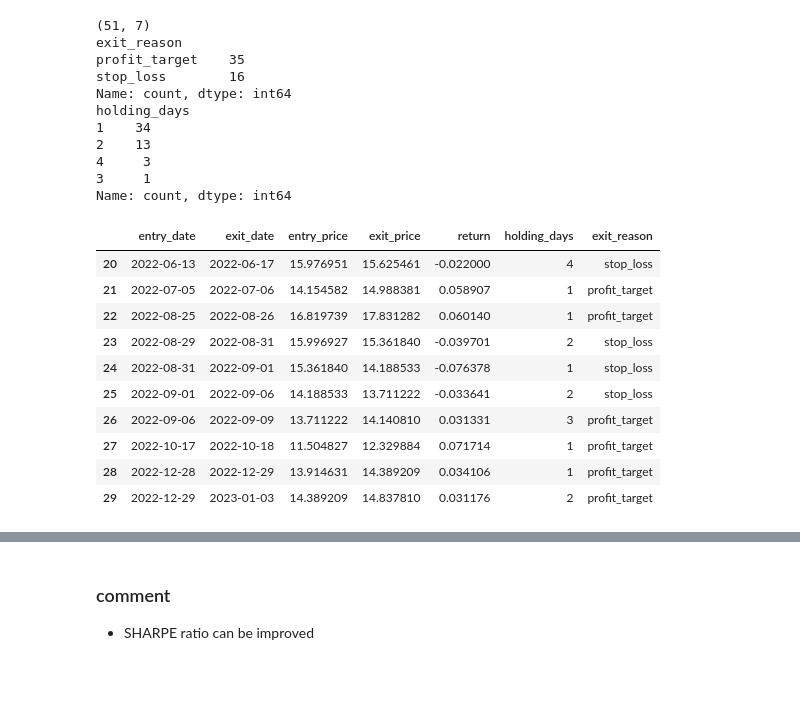
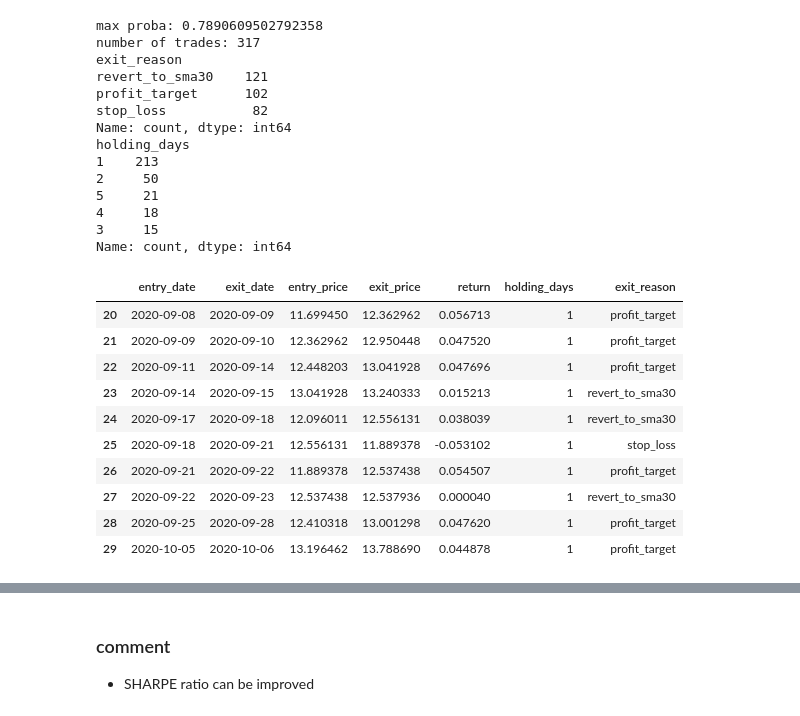
Before and after one commit to Stevey8/moneymoney, a Jupyter notebook: bb-rsi-nvda.ipynb, the cells around one changed output, grey strips where cells are left out. Drawn from its saved outputs; the diff is of its cells as text; code cells hidden in the pictures; blank space fills up the shorter version.

Commit message:
nvda-v2 model reaching 82% win rate 62% cagr and 3.3 sharpe! should double check against overfitting and data leakage

```diff
--- a/bb-rsi-nvda.ipynb
+++ b/bb-rsi-nvda.ipynb
@@ -271,0 +320,9 @@ X_train, X_test, y_train, y_test = train_test_split(X, y, test_size=0.2, random_
+# %%
+df = get_data('nvda',end_date='2025-07-17')
+print(f'original cols (index is date): {df.columns}')
+print(f'length of data: {len(df)}')
+df = create_target_long(df)
+df = feature_engineering(df)
+df = feature_engineering_add_macro(df, 'spy')
+df = feature_engineering_add_macro(df, 'qqq')
+print(f'shape: {df.shape}')
@@ -272,21 +353,12 @@ X_train, X_test, y_train, y_test = train_test_split(X, y, test_size=0.2, random_
 # %%
-feats_gen1 = [
-    'volume',
-    'sma_diff',
-    'sma_slope',
-    'bollinger_z',
-    'percent_b',
-    'rsi14',
-    'prod_bollingerz_rsi',
-    'rolling_volatility14',
-    'atr',
-    'spy_ret5'
-]
+drop_feats = [
+    # 'date',
+    'high','low','sma30','sma10','std30',
+    'bollinger_upper','bollinger_lower']
 
-# for xgb
 ct_xgb1 = make_column_transformer(
-    ('passthrough', feats_gen1),
-    remainder='drop'
+    ('drop', drop_feats),
+    remainder='passthrough'
 )
 
 pipe_xgb1 = Pipeline([
@@ -434,34 +504,42 @@ Parameters: { "use_label_encoder" } are not used.
 # %%
 # backtest
 y_proba_xgb1 = rscv_xgb1.predict_proba(X_test)[:, 1]
-signals_xgb1 = pred_proba_to_signal(y_proba_xgb1, threshold=0.7)
+print(f'max proba: {y_proba_xgb1.max()}')
+signals_xgb1 = pred_proba_to_signal(y_proba_xgb1, threshold=0.5)
 X_test_signal_xgb1 = X_test.copy().assign(model_signal=signals_xgb1, y_proba=y_proba_xgb1)
-trades_xgb1 = entry_exit(X_test_signal_xgb1)
-print(trades_xgb1.shape)
+
+# trades_xgb1 = entry_exit(X_test_signal_xgb1)
+# trades_xgb1 = entry_exit(X_test_signal_xgb1, use_vol='garch_vol', take_profit=1.5, stop_loss=1)
+trades_xgb1 = entry_exit(X_test_signal_xgb1, use_vol='garch_vol', take_profit=1, stop_loss=1)
+
+print(f'number of trades: {len(trades_xgb1)}')
 print(trades_xgb1['exit_reason'].value_counts()) # 3 possible outcomes: profit_target, stop_loss, revert_to_sma30
 print(trades_xgb1['holding_days'].value_counts())
 trades_xgb1[20:30]  # display some trades
 # %% [output]
-(51, 7)
+max proba: 0.7890609502792358
+number of trades: 317
 exit_reason
-profit_target    35
-stop_loss        16
+revert_to_sma30    121
+profit_target      102
+stop_loss           82
 Name: count, dtype: int64
 holding_days
-1    34
-2    13
-4     3
-3     1
+1    213
+2     50
+5     21
+4     18
+3     15
 Name: count, dtype: int64
 |  | entry_date | exit_date | entry_price | exit_price | return | holding_days | exit_reason |
-| 20 | 2022-06-13 | 2022-06-17 | 15.976951 | 15.625461 | -0.022000 | 4 | stop_loss |
-| 21 | 2022-07-05 | 2022-07-06 | 14.154582 | 14.988381 | 0.058907 | 1 | profit_target |
-| 22 | 2022-08-25 | 2022-08-26 | 16.819739 | 17.831282 | 0.060140 | 1 | profit_target |
-| 23 | 2022-08-29 | 2022-08-31 | 15.996927 | 15.361840 | -0.039701 | 2 | stop_loss |
-| 24 | 2022-08-31 | 2022-09-01 | 15.361840 | 14.188533 | -0.076378 | 1 | stop_loss |
-| 25 | 2022-09-01 | 2022-09-06 | 14.188533 | 13.711222 | -0.033641 | 2 | stop_loss |
-| 26 | 2022-09-06 | 2022-09-09 | 13.711222 | 14.140810 | 0.031331 | 3 | profit_target |
-| 27 | 2022-10-17 | 2022-10-18 | 11.504827 | 12.329884 | 0.071714 | 1 | profit_target |
-| 28 | 2022-12-28 | 2022-12-29 | 13.914631 | 14.389209 | 0.034106 | 1 | profit_target |
-| 29 | 2022-12-29 | 2023-01-03 | 14.389209 | 14.837810 | 0.031176 | 2 | profit_target |
+| 20 | 2020-09-08 | 2020-09-09 | 11.699450 | 12.362962 | 0.056713 | 1 | profit_target |
+| 21 | 2020-09-09 | 2020-09-10 | 12.362962 | 12.950448 | 0.047520 | 1 | profit_target |
+| 22 | 2020-09-11 | 2020-09-14 | 12.448203 | 13.041928 | 0.047696 | 1 | profit_target |
+| 23 | 2020-09-14 | 2020-09-15 | 13.041928 | 13.240333 | 0.015213 | 1 | revert_to_sma30 |
+| 24 | 2020-09-17 | 2020-09-18 | 12.096011 | 12.556131 | 0.038039 | 1 | revert_to_sma30 |
+| 25 | 2020-09-18 | 2020-09-21 | 12.556131 | 11.889378 | -0.053102 | 1 | stop_loss |
+| 26 | 2020-09-21 | 2020-09-22 | 11.889378 | 12.537438 | 0.054507 | 1 | profit_target |
+| 27 | 2020-09-22 | 2020-09-23 | 12.537438 | 12.537936 | 0.000040 | 1 | revert_to_sma30 |
+| 28 | 2020-09-25 | 2020-09-28 | 12.410318 | 13.001298 | 0.047620 | 1 | profit_target |
+| 29 | 2020-10-05 | 2020-10-06 | 13.196462 | 13.788690 | 0.044878 | 1 | profit_target |
 # %%
```
Also changed, not shown: parts of 13 cells of this notebook, 4 other files.
